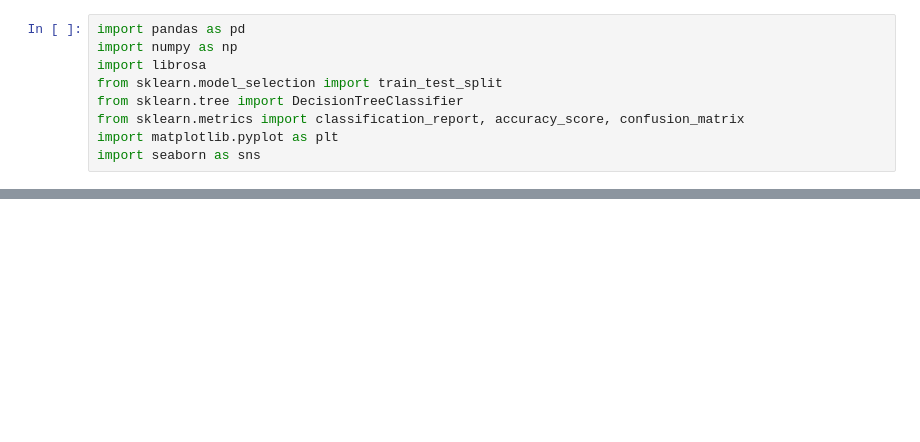
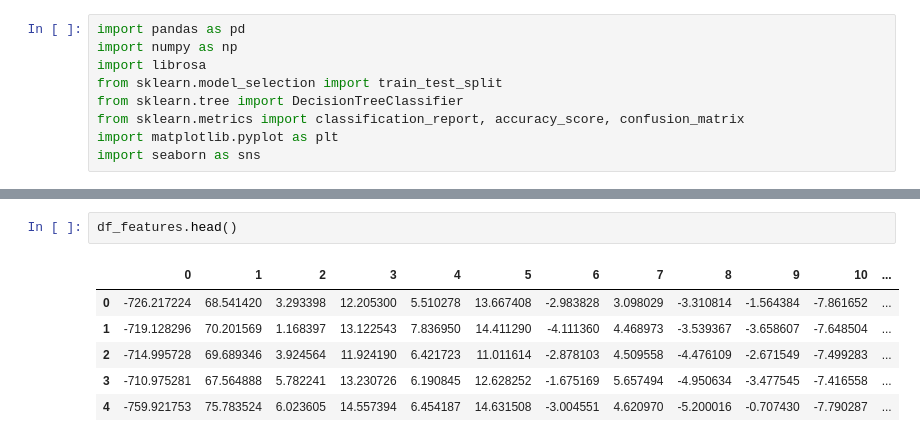
Before and after one commit to MoominHana/speech-emotion-recognition, a Jupyter notebook: project/models/DT_2.ipynb, the cells around one changed output, grey strips where cells are left out. Drawn from its saved outputs; the diff is of its cells as text; blank space fills up the shorter version.

```diff
--- a/project/models/DT_2.ipynb
+++ b/project/models/DT_2.ipynb
@@ -122,0 +123,9 @@ plt.show()
+# %%
+df_features.head()
+# %% [output]
+|  | 0 | 1 | 2 | 3 | 4 | 5 | 6 | 7 | 8 | 9 | 10 | ... |
+| 0 | -726.217224 | 68.541420 | 3.293398 | 12.205300 | 5.510278 | 13.667408 | -2.983828 | 3.098029 | -3.310814 | -1.564384 | -7.861652 | ... |
+| 1 | -719.128296 | 70.201569 | 1.168397 | 13.122543 | 7.836950 | 14.411290 | -4.111360 | 4.468973 | -3.539367 | -3.658607 | -7.648504 | ... |
+| 2 | -714.995728 | 69.689346 | 3.924564 | 11.924190 | 6.421723 | 11.011614 | -2.878103 | 4.509558 | -4.476109 | -2.671549 | -7.499283 | ... |
+| 3 | -710.975281 | 67.564888 | 5.782241 | 13.230726 | 6.190845 | 12.628252 | -1.675169 | 5.657494 | -4.950634 | -3.477545 | -7.416558 | ... |
+| 4 | -759.921753 | 75.783524 | 6.023605 | 14.557394 | 6.454187 | 14.631508 | -3.004551 | 4.620970 | -5.200016 | -0.707430 | -7.790287 | ... |
```
Also changed, not shown: parts of 2 cells of this notebook, 4 other files.
